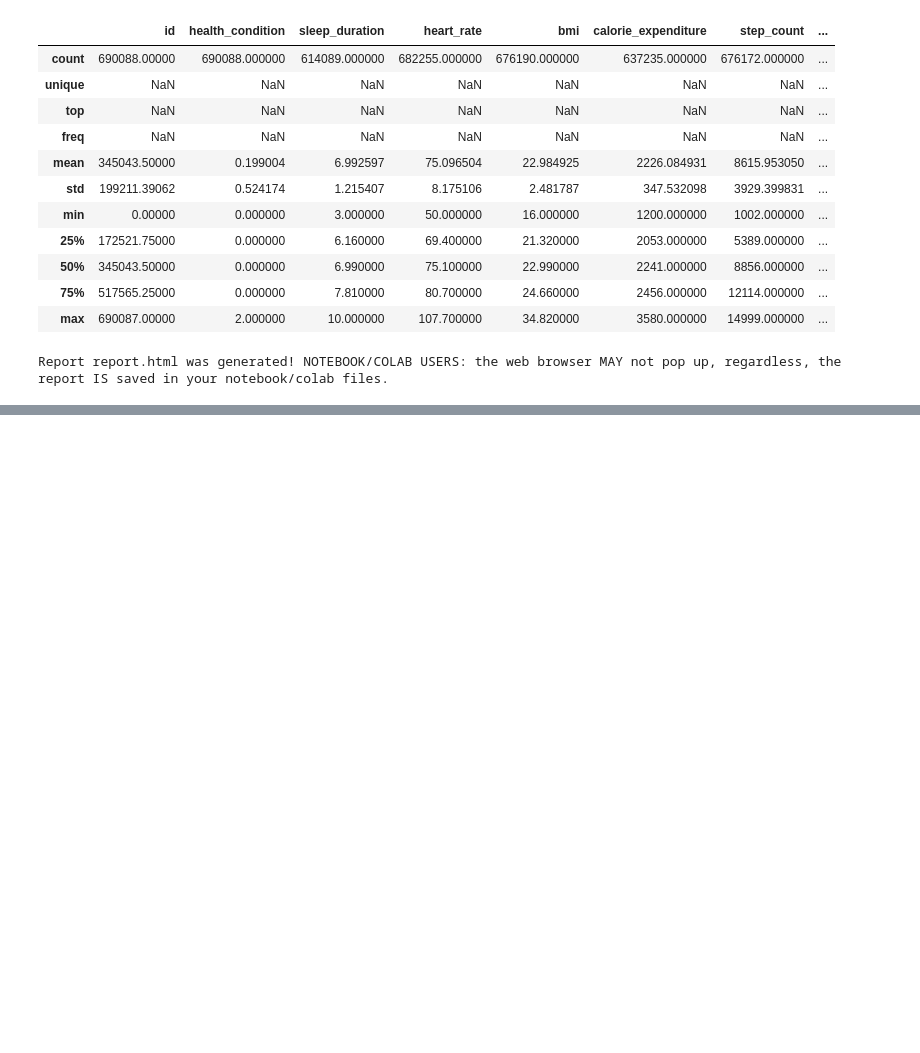
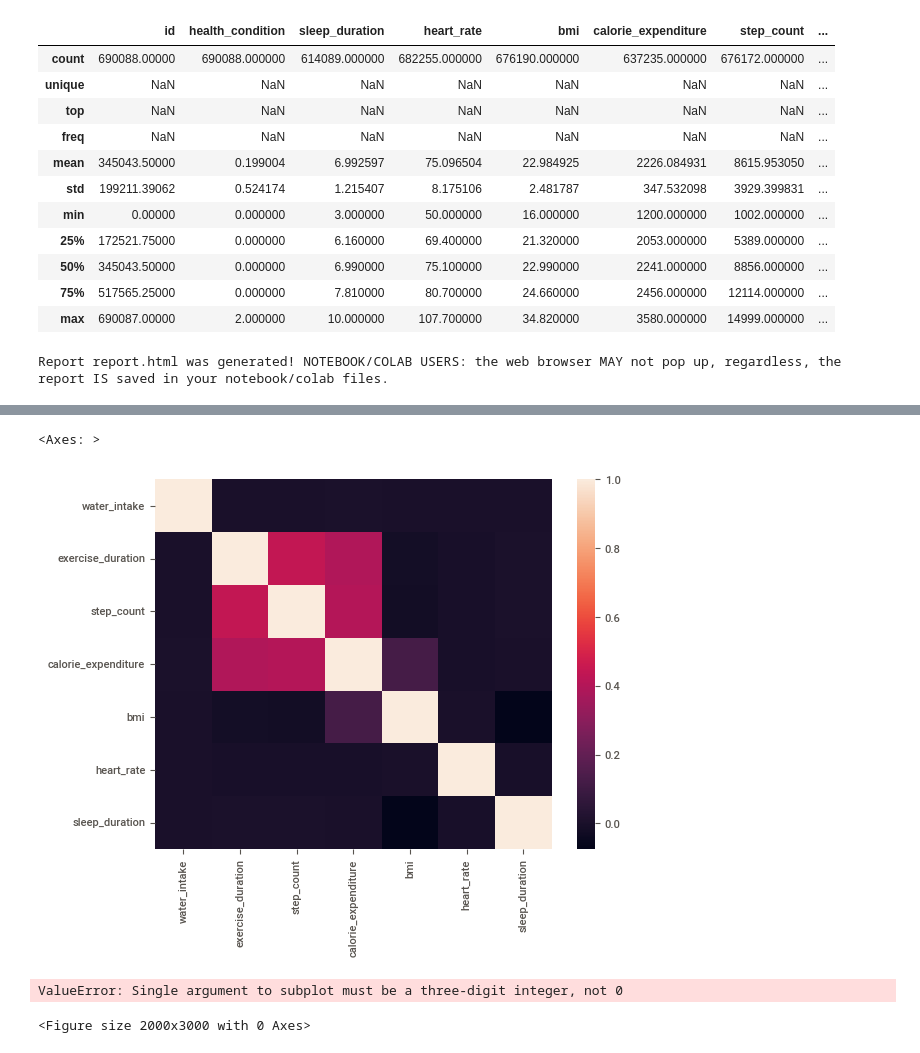
Before and after one commit to cringe-syco/ML, a Jupyter notebook: data/student_health_risk/intial.ipynb, the cells around one changed output, grey strips where cells are left out. Drawn from its saved outputs; the diff is of its cells as text; code cells hidden in the pictures; blank space fills up the shorter version.

```diff
--- a/data/student_health_risk/intial.ipynb
+++ b/data/student_health_risk/intial.ipynb
@@ -240,3 +240,7 @@ my_report = sv.compare([train, "Training Data"], [test, "Test Data"])
 my_report.show_html("report.html")
 # %% [output]
 Report report.html was generated! NOTEBOOK/COLAB USERS: the web browser MAY not pop up, regardless, the report IS saved in your notebook/colab files.
+# %%
+df = train.copy()
+# %%
+df = df.dropna()
@@ -242,0 +263,14 @@ Report report.html was generated! NOTEBOOK/COLAB USERS: the web browser MAY not
+# %%
+sns.heatmap(df[numerical_cols].corr())
+# %% [output]
+<Axes: >
+[figure, added]
+# %%
+plt.figure(figsize=(20, 30))
+for j,i in enumerate(numerical_cols):
+    plt.subplot(j)
+    sns.boxplot(df[i])
+plt.show()
+# %% [output]
+ValueError: Single argument to subplot must be a three-digit integer, not 0
+<Figure size 2000x3000 with 0 Axes>
```
Also changed, not shown: parts of 1 cell of this notebook, 6 other files.
